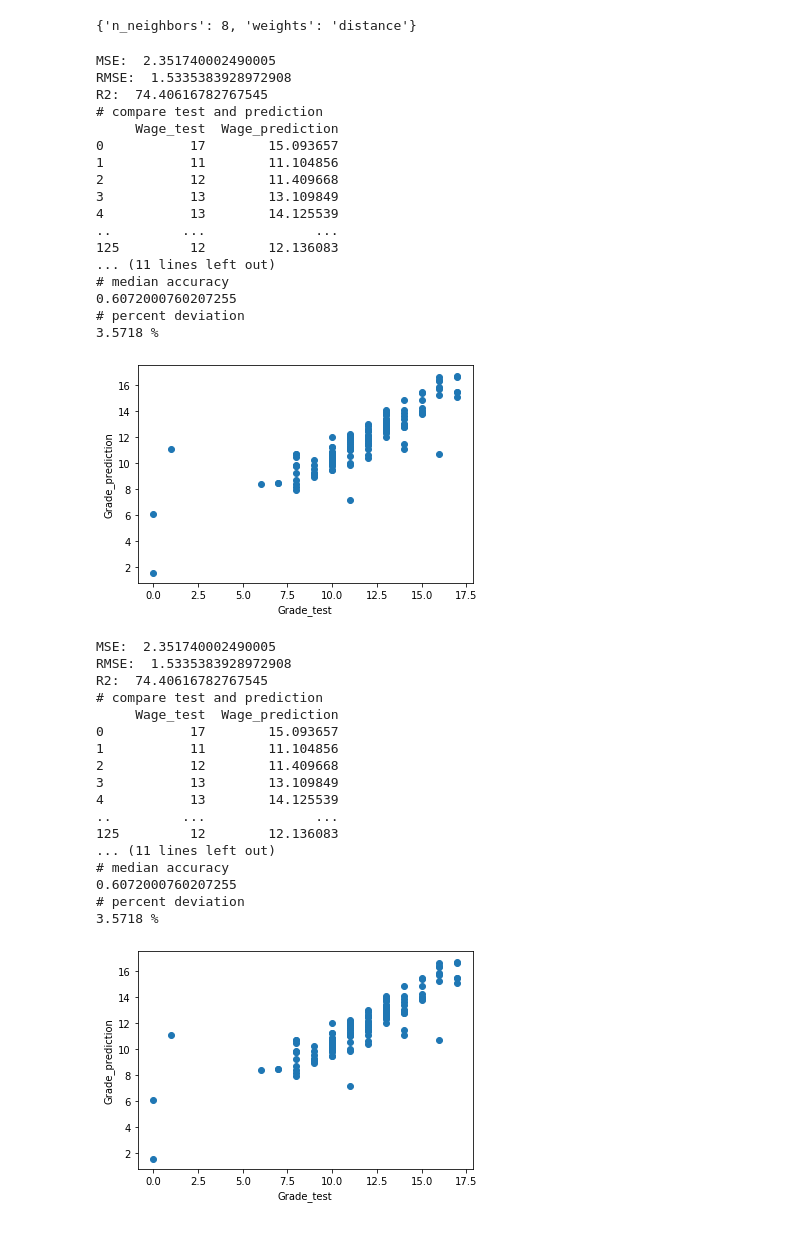
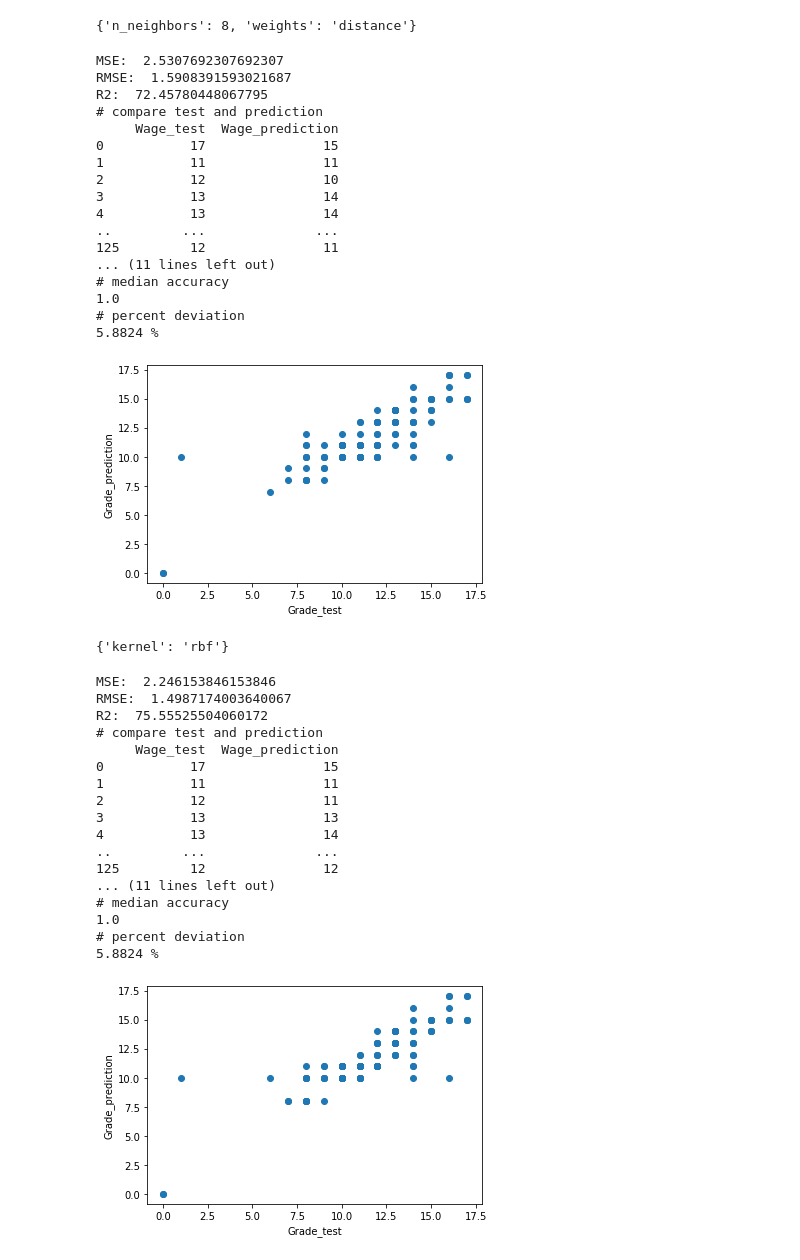
Before and after one commit to omgwenxx/machine_learning, a Jupyter notebook: assignment2/students.ipynb, the cells around one changed output. Cells and saved outputs as stored; diff of their text form; code cells hidden in the pictures.

Commit message:
students classifiers

```diff
--- a/assignment2/students.ipynb
+++ b/assignment2/students.ipynb
@@ -264,7 +270,7 @@ forest_n_estimators = [10, 50, 75]
 forest_max_depth = [6, 9, 12, 15, 20]
 forest_min_split = [2, 5]
 
-grid = GridSearchCV(estimator=RandomForestRegressor(),
+grid = GridSearchCV(estimator=RandomForestClassifier(),
              param_grid={'n_estimators': forest_n_estimators,
                          'max_depth': forest_max_depth,
                          'min_samples_leaf': forest_min_split})
@@ -303,7 +309,7 @@ R2:  77.85265248346325
 n_neighbour = [2, 5, 8, 12]
 weights = ['uniform', 'distance']
 
-grid = GridSearchCV(estimator=neighbors.KNeighborsRegressor(),
+grid = GridSearchCV(estimator=neighbors.KNeighborsClassifier(),
              param_grid={'n_neighbors': n_neighbour,
                         'weights': weights})
 grid.fit(x_train, y_train)
@@ -317,21 +323,21 @@ print_performance(y_test, y_pred_2)
 print_metrics(y_test, y_pred_2)
 print_scatterplot(y_test, y_pred_2)
 # %% [output]
-MSE:  2.351740002490005
-RMSE:  1.5335383928972908
-R2:  74.40616782767545
+MSE:  2.5307692307692307
+RMSE:  1.5908391593021687
+R2:  72.45780448067795
 # compare test and prediction
      Wage_test  Wage_prediction
-0           17        15.093657
-1           11        11.104856
-2           12        11.409668
-3           13        13.109849
-4           13        14.125539
+0           17               15
+1           11               11
+2           12               10
+3           13               14
+4           13               14
 ..         ...              ...
-125         12        12.136083
+125         12               11
 ... (11 lines left out)
 # median accuracy
-0.6072000760207255
+1.0
 # percent deviation
-3.5718 %
+5.8824 %
-[figure, old version]
+[figure, new version]
@@ -340,23 +344,36 @@ R2:  74.40616782767545
+# %%
+# SVM
+# params
+svc_kernel = ['linear', 'poly', 'rbf', 'sigmoid']
+
+grid = GridSearchCV(estimator=SVC(random_state = 42),
+                 param_grid={'kernel': svc_kernel})
+grid.fit(x_train, y_train)
+
+print(grid.best_params_)
+y_pred_3 = grid.predict(x_test)
+# %% [output]
+{'kernel': 'rbf'}
 # %%
-print_performance(y_test, y_pred_2)
-print_metrics(y_test, y_pred_2)
-print_scatterplot(y_test, y_pred_2)
+print_performance(y_test, y_pred_3)
+print_metrics(y_test, y_pred_3)
+print_scatterplot(y_test, y_pred_3)
 # %% [output]
-MSE:  2.351740002490005
-RMSE:  1.5335383928972908
-R2:  74.40616782767545
+MSE:  2.246153846153846
+RMSE:  1.4987174003640067
+R2:  75.55525504060172
 # compare test and prediction
      Wage_test  Wage_prediction
-0           17        15.093657
-1           11        11.104856
-2           12        11.409668
-3           13        13.109849
-4           13        14.125539
+0           17               15
+1           11               11
+2           12               11
+3           13               13
+4           13               14
 ..         ...              ...
-125         12        12.136083
+125         12               12
 ... (11 lines left out)
 # median accuracy
-0.6072000760207255
+1.0
 # percent deviation
-3.5718 %
+5.8824 %
-[figure, old version]
+[figure, new version]
```
Also changed, not shown: parts of 8 cells of this notebook, 1 other file.
